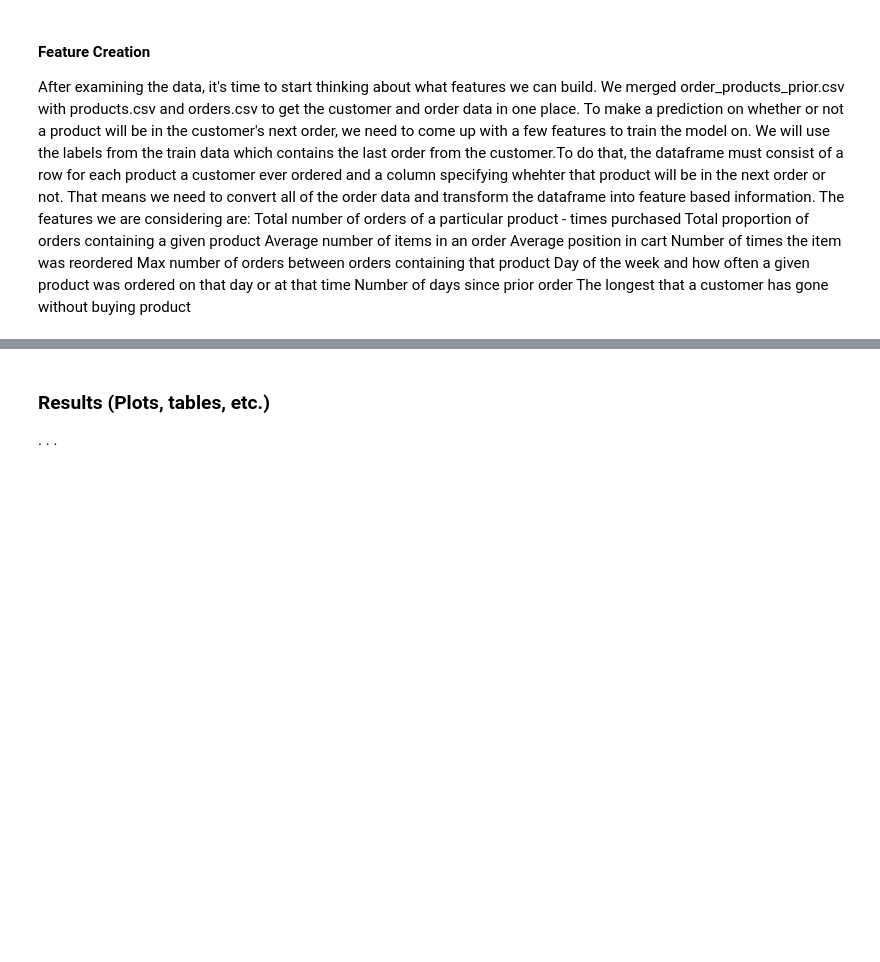
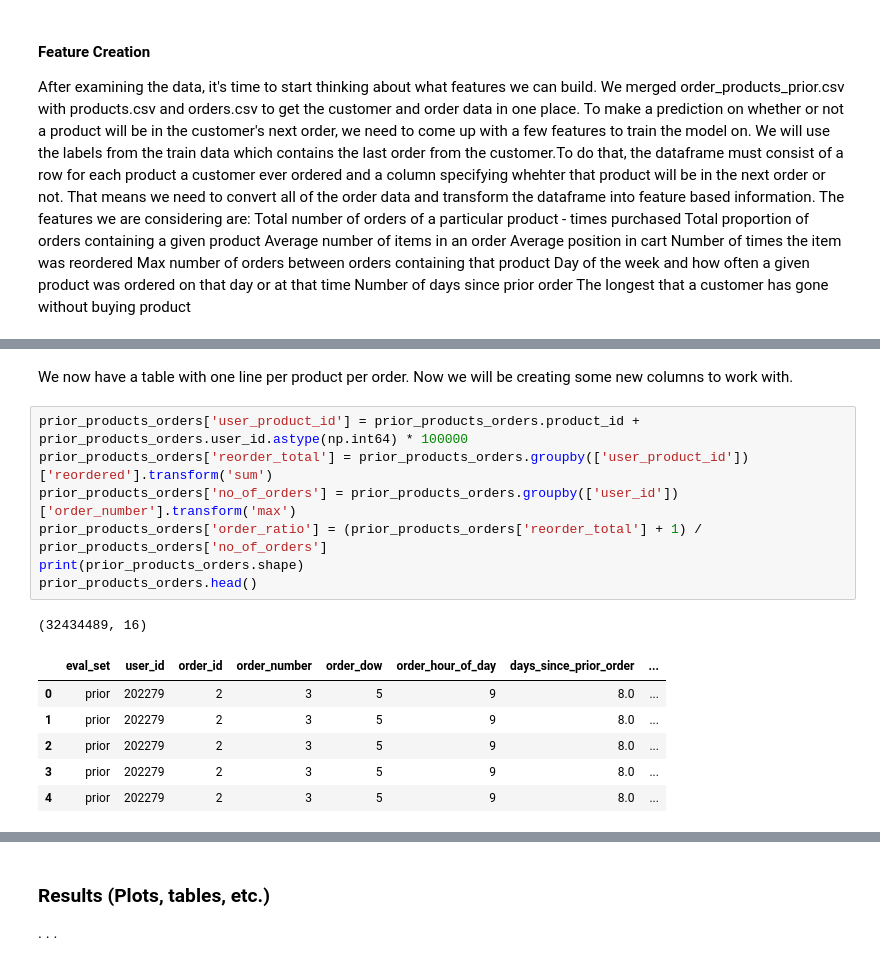
Before and after one commit to juemura/cs241, a Jupyter notebook: ianPortion.ipynb, the cells around one changed output, grey strips where cells are left out. Drawn from its saved outputs; the diff is of its cells as text; blank space fills up the shorter version.

```diff
--- a/ianPortion.ipynb
+++ b/ianPortion.ipynb
@@ -331,0 +364,17 @@ The longest that a customer has gone without buying product
+# %% [markdown]
+We now have a table with one line per product per order. Now we will be creating some new columns to work with.
+# %%
+prior_products_orders['user_product_id'] = prior_products_orders.product_id + prior_products_orders.user_id.astype(np.int64) * 100000
+prior_products_orders['reorder_total'] = prior_products_orders.groupby(['user_product_id'])['reordered'].transform('sum')
+prior_products_orders['no_of_orders'] = prior_products_orders.groupby(['user_id'])['order_number'].transform('max')
+prior_products_orders['order_ratio'] = (prior_products_orders['reorder_total'] + 1) / prior_products_orders['no_of_orders']
+print(prior_products_orders.shape)
+prior_products_orders.head()
+# %% [output]
+(32434489, 16)
+|  | eval_set | user_id | order_id | order_number | order_dow | order_hour_of_day | days_since_prior_order | ... |
+| 0 | prior | 202279 | 2 | 3 | 5 | 9 | 8.0 | ... |
+| 1 | prior | 202279 | 2 | 3 | 5 | 9 | 8.0 | ... |
+| 2 | prior | 202279 | 2 | 3 | 5 | 9 | 8.0 | ... |
+| 3 | prior | 202279 | 2 | 3 | 5 | 9 | 8.0 | ... |
+| 4 | prior | 202279 | 2 | 3 | 5 | 9 | 8.0 | ... |
```
Also changed, not shown: parts of 23 cells of this notebook.
